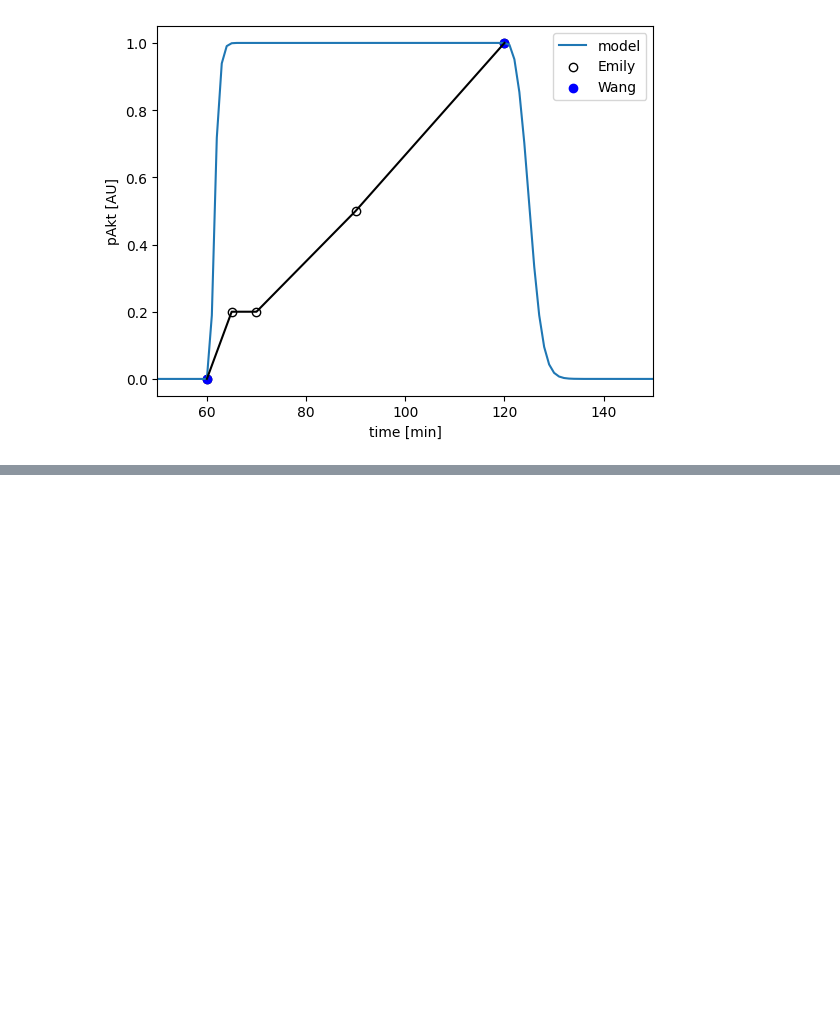
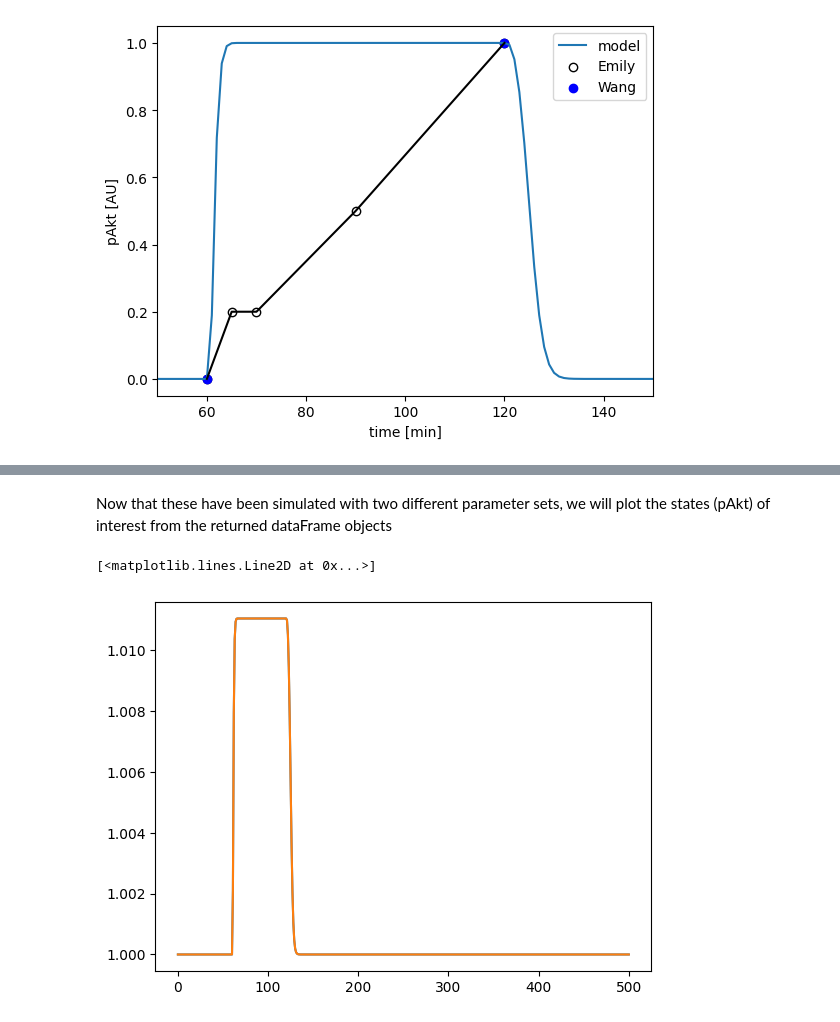
Before and after one commit to rsethi21/na_for_systems_bio, a Jupyter notebook: pten_demo.ipynb, the cells around one changed output, grey strips where cells are left out. Saved outputs shown, nothing was run; the diff lists cells and outputs as text; code cells hidden in the pictures; blank space fills up the shorter version.

```diff
--- a/pten_demo.ipynb
+++ b/pten_demo.ipynb
@@ -151,0 +169,26 @@ plt.legend(loc=0)
+# %%
+# get current data
+path="pten/input/input_atp_data/"
+rates = tpkh.parse_rates(path+"/rates.csv")
+paramName = 'k8'
+#paramName = 'k1' #  <-- ran this to make sure that we could block PI3K activation
+
+paramIdx = -1
+for i,rate in enumerate(rates):
+  if rate.identifier == paramName:
+    print("%s %f"%(
+      rate.identifier,
+      rate.value))
+    paramIdx = i
+
+# condition
+amtsAtp=[1.]
+amtsLps=[0.]
+
+# run the simulations
+rescaledValue = 0.0 * rates[paramIdx].value
+newParams={ paramName: rescaledValue }
+
+
+ctl = tpkh.runSim(tag = 'ctl',amtsAtp=amtsAtp,amtsLps=amtsLps) # will use default parameters
+decrP2Y12  = tpkh.runSim(tag='cond',params=newParams,amtsAtp=amtsAtp,amtsLps=amtsLps)
@@ -151,0 +235,13 @@ plt.legend(loc=0)
+# %% [markdown]
+Now that these have been simulated with two different parameter sets, we will plot the states (pAkt) of interest from the returned dataFrame objects
+# %%
+# load reuslts
+#print(ctl,decrP2Y12)
+dfCtl = pd.read_csv(ctl[0])
+dfP2Y12 = pd.read_csv(decrP2Y12[0])
+# %%
+plt.plot(dfCtl['pAKT'],label='ctrl')
+plt.plot(dfP2Y12['pAKT'],label='ctrl')
+# %% [output]
+[<matplotlib.lines.Line2D at 0x...>]
+[figure, added]
```
Also changed, not shown: parts of 6 cells of this notebook.
